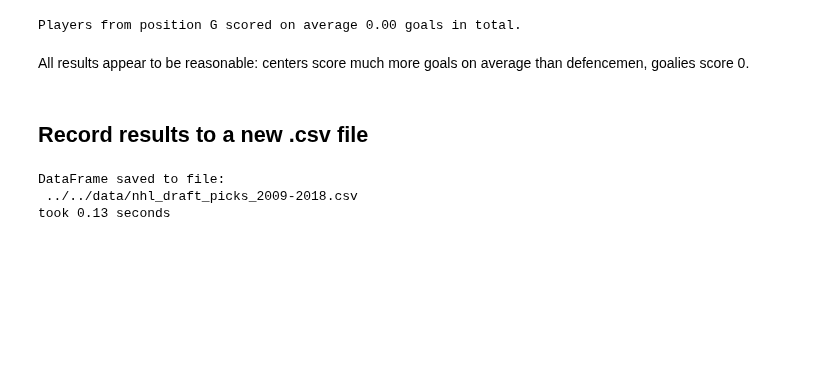
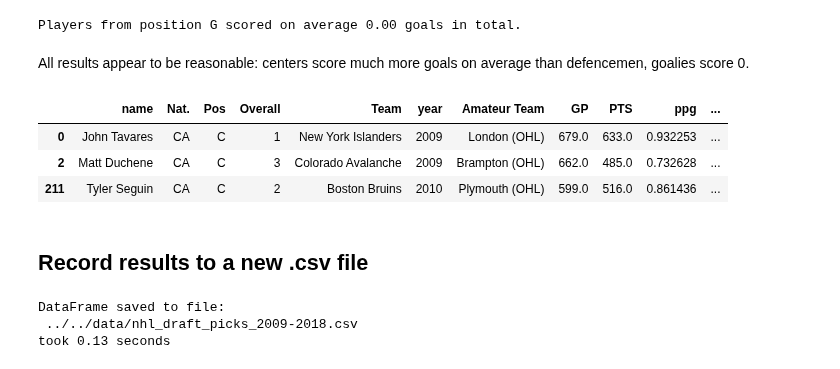
Before and after one commit to stepan-o/nhl_draft, a Jupyter notebook: notebooks/feature_extraction/nhl_cleanup_extraction.ipynb, the cells around one changed output. Drawn from its saved outputs; the diff is of its cells as text; code cells hidden in the pictures; blank space fills up the shorter version.

```diff
--- a/notebooks/feature_extraction/nhl_cleanup_extraction.ipynb
+++ b/notebooks/feature_extraction/nhl_cleanup_extraction.ipynb
@@ -327,3 +335,16 @@ All results appear to be reasonable: centers score much more goals on average th
+# %%
+mask1 = df['Pos'] == 'C'
+mask2 = df['PTS'] > 400
+mask3 = df['1st_round'] == True
+s_display_cols = ['name', 'Nat.', 'Pos',
+                  'Overall', 'Team', 'year',
+                  'Amateur Team', 'GP', 'PTS', 'ppg', '+/-']
+df.loc[mask1 & mask2 & mask3, s_display_cols]
+# %% [output]
+|  | name | Nat. | Pos | Overall | Team | year | Amateur Team | GP | PTS | ppg | ... |
+| 0 | John Tavares | CA | C | 1 | New York Islanders | 2009 | London (OHL) | 679.0 | 633.0 | 0.932253 | ... |
+| 2 | Matt Duchene | CA | C | 3 | Colorado Avalanche | 2009 | Brampton (OHL) | 662.0 | 485.0 | 0.732628 | ... |
+| 211 | Tyler Seguin | CA | C | 2 | Boston Bruins | 2010 | Plymouth (OHL) | 599.0 | 516.0 | 0.861436 | ... |
 # %% [markdown]
 ## Record results to a new .csv file
 # %%
```
Also changed, not shown: parts of 1 cell of this notebook, 2 other files.
